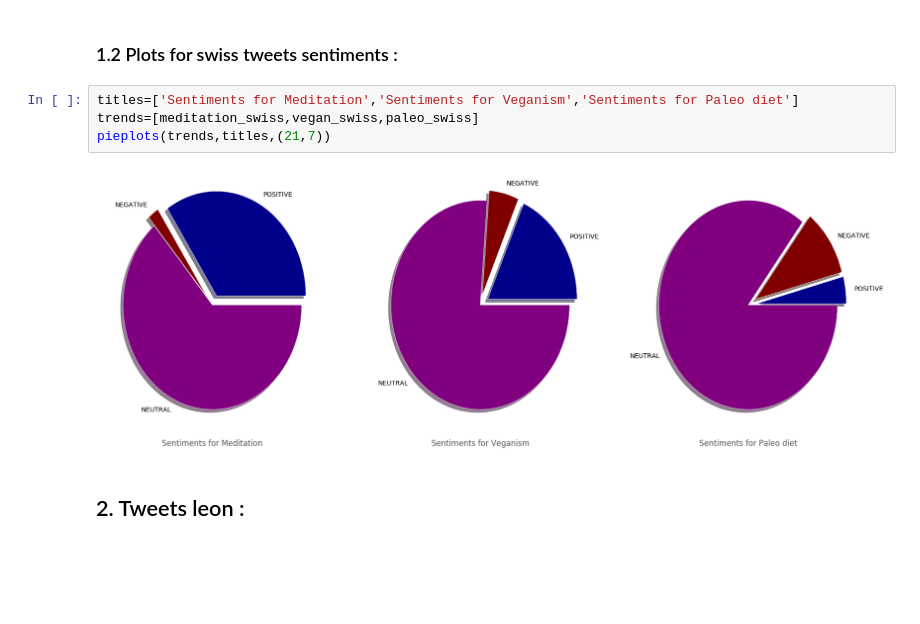
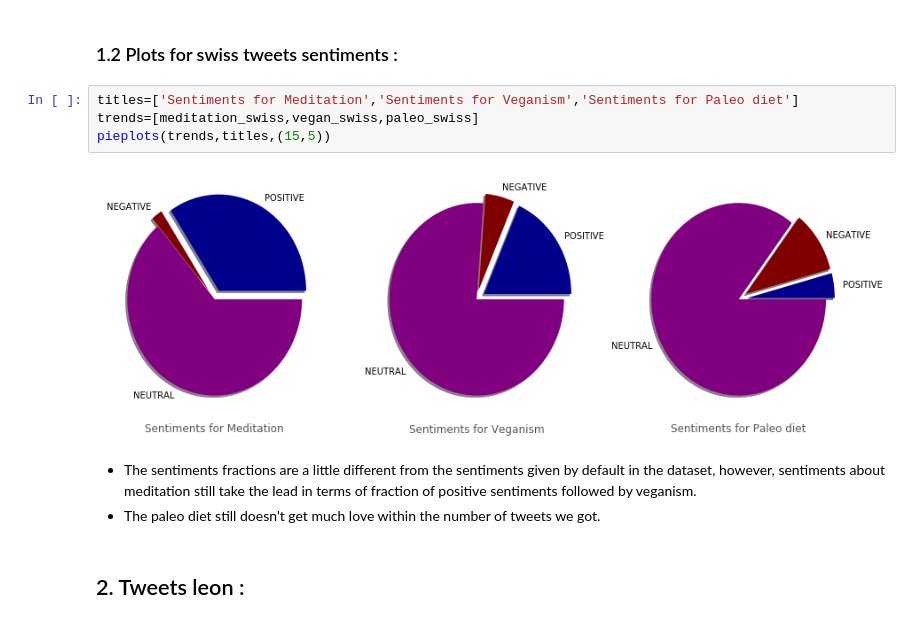
Before and after one commit to Firas11993/ada2017, a Jupyter notebook: Project/Project.ipynb, the cells around one changed output. Drawn from its saved outputs; the diff is of its cells as text; blank space fills up the shorter version.

```diff
--- a/Project/Project.ipynb
+++ b/Project/Project.ipynb
@@ -569,9 +549,12 @@ vegan_swiss=pickle.load(  open( "veganism.p", "rb" ) )
 # %%
 titles=['Sentiments for Meditation','Sentiments for Veganism','Sentiments for Paleo diet']
 trends=[meditation_swiss,vegan_swiss,paleo_swiss]
-pieplots(trends,titles,(21,7))
+pieplots(trends,titles,(15,5))
 # %% [output]
-[figure, old version]
+[figure, new version]
+# %% [markdown]
+- The sentiments fractions are a little different from the sentiments given by default in the dataset, however, sentiments about meditation still take the lead in terms of fraction of positive sentiments followed by veganism.
+- The paleo diet still doesn't get much love within the number of tweets we got.
 # %% [markdown]
 ## 2. Tweets leon :
 # %% [markdown]
```
Also changed, not shown: parts of 20 cells of this notebook.
